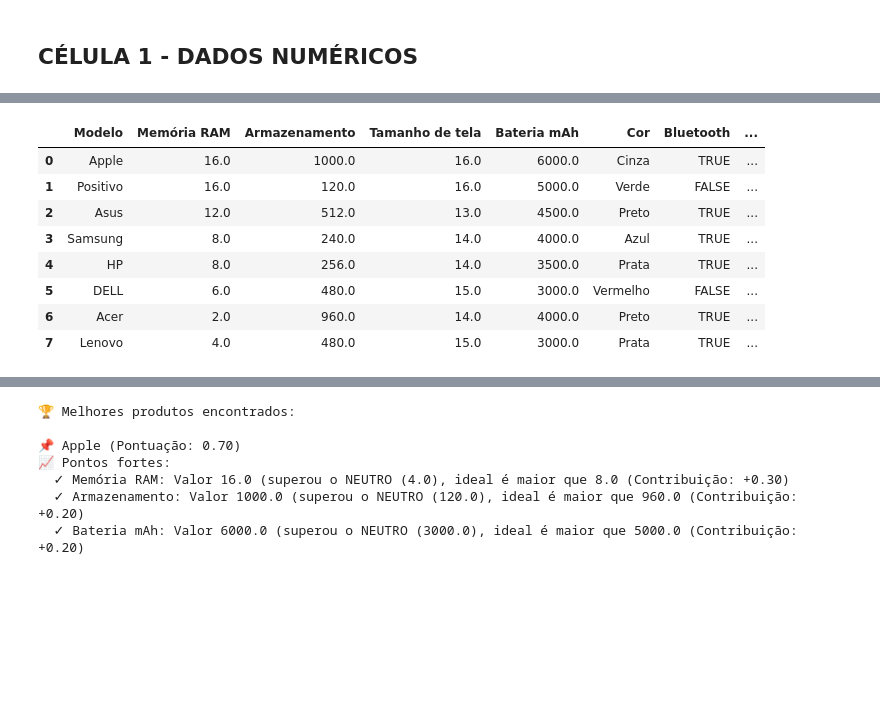
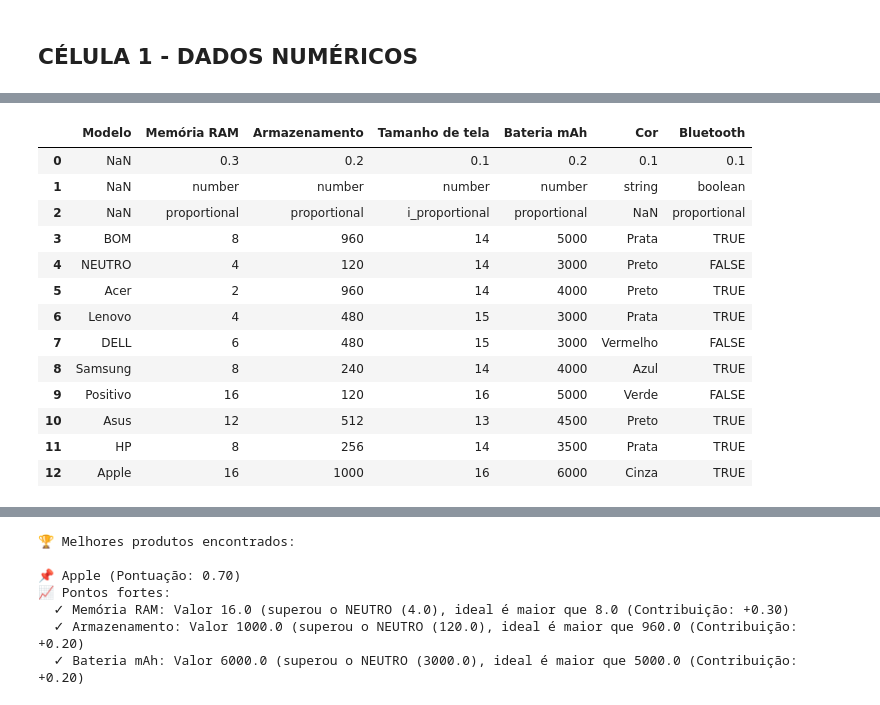
Before and after one commit to GianFadiga/MCDA_FS, a Jupyter notebook: mcda_py_test.ipynb, the cells around one changed output, grey strips where cells are left out. Cells and saved outputs as stored; diff of their text form; code cells hidden in the pictures; blank space fills up the shorter version.

```diff
--- a/mcda_py_test.ipynb
+++ b/mcda_py_test.ipynb
@@ -341,13 +434,18 @@ O produto teve vantagem no atributo 'Bateria mAh' onde o desempenho neste atribu
 [interactive output not drawn]
 # %%
-teste_df.head(10)
+teste_df.head(15)
 # %% [output]
-|  | Modelo | Memória RAM | Armazenamento | Tamanho de tela | Bateria mAh | Cor | Bluetooth | ... |
-| 0 | Apple | 16.0 | 1000.0 | 16.0 | 6000.0 | Cinza | TRUE | ... |
-| 1 | Positivo | 16.0 | 120.0 | 16.0 | 5000.0 | Verde | FALSE | ... |
-| 2 | Asus | 12.0 | 512.0 | 13.0 | 4500.0 | Preto | TRUE | ... |
-| 3 | Samsung | 8.0 | 240.0 | 14.0 | 4000.0 | Azul | TRUE | ... |
-| 4 | HP | 8.0 | 256.0 | 14.0 | 3500.0 | Prata | TRUE | ... |
-| 5 | DELL | 6.0 | 480.0 | 15.0 | 3000.0 | Vermelho | FALSE | ... |
-| 6 | Acer | 2.0 | 960.0 | 14.0 | 4000.0 | Preto | TRUE | ... |
-| 7 | Lenovo | 4.0 | 480.0 | 15.0 | 3000.0 | Prata | TRUE | ... |
+|  | Modelo | Memória RAM | Armazenamento | Tamanho de tela | Bateria mAh | Cor | Bluetooth |
+| 0 | NaN | 0.3 | 0.2 | 0.1 | 0.2 | 0.1 | 0.1 |
+| 1 | NaN | number | number | number | number | string | boolean |
+| 2 | NaN | proportional | proportional | i_proportional | proportional | NaN | proportional |
+| 3 | BOM | 8 | 960 | 14 | 5000 | Prata | TRUE |
+| 4 | NEUTRO | 4 | 120 | 14 | 3000 | Preto | FALSE |
+| 5 | Acer | 2 | 960 | 14 | 4000 | Preto | TRUE |
+| 6 | Lenovo | 4 | 480 | 15 | 3000 | Prata | TRUE |
+| 7 | DELL | 6 | 480 | 15 | 3000 | Vermelho | FALSE |
+| 8 | Samsung | 8 | 240 | 14 | 4000 | Azul | TRUE |
+| 9 | Positivo | 16 | 120 | 16 | 5000 | Verde | FALSE |
+| 10 | Asus | 12 | 512 | 13 | 4500 | Preto | TRUE |
+| 11 | HP | 8 | 256 | 14 | 3500 | Prata | TRUE |
+| 12 | Apple | 16 | 1000 | 16 | 6000 | Cinza | TRUE |
```
Also changed, not shown: parts of 5 cells of this notebook.
